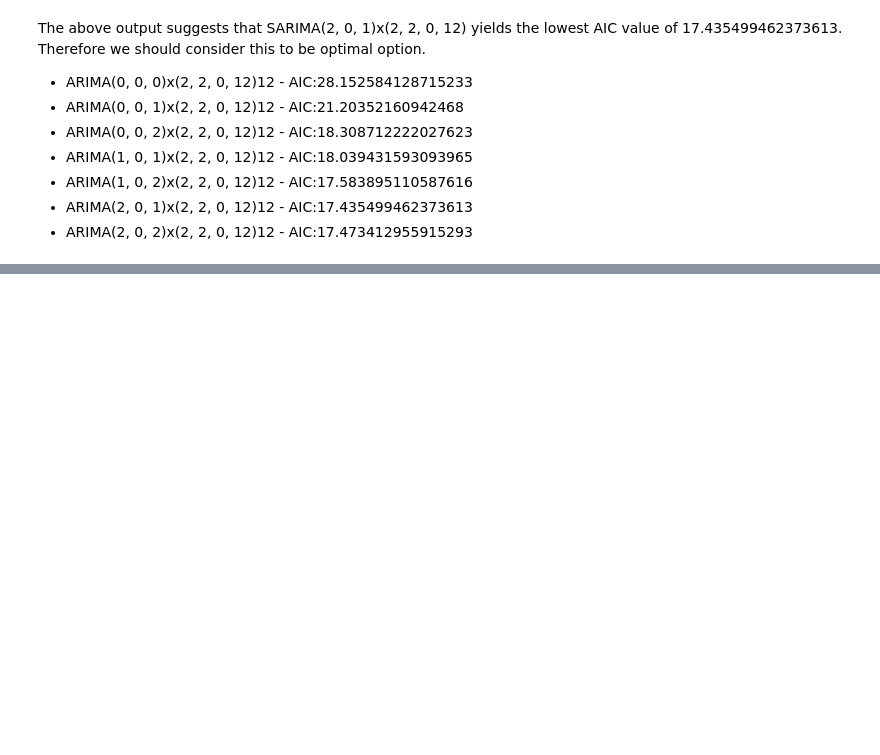
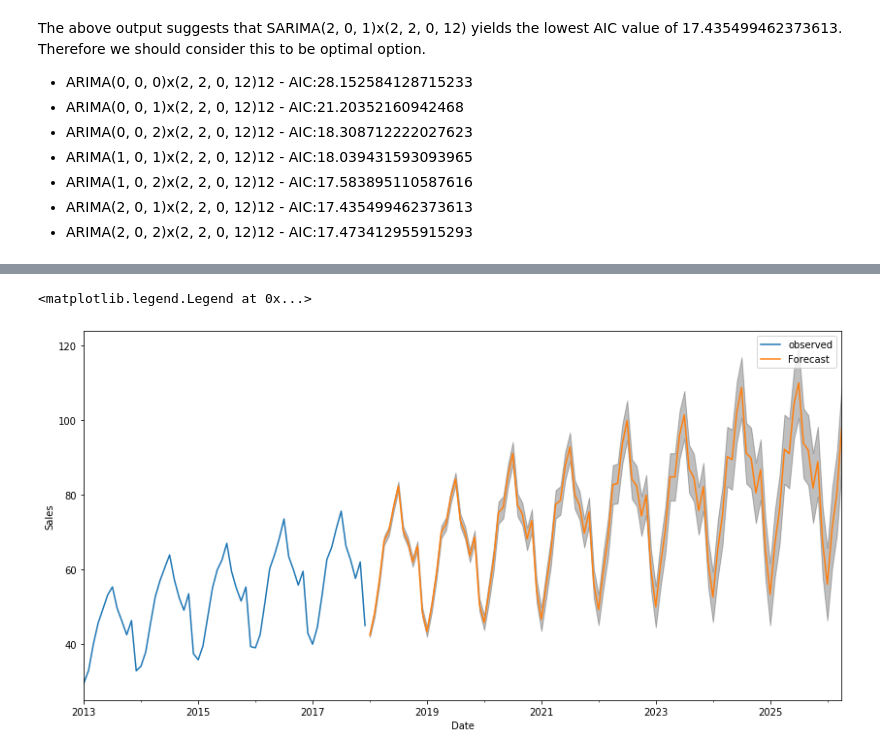
Before and after one commit to Hamza1122/Store-Item-Demand-Forecasting-Challenge, a Jupyter notebook: My_First_Time_Series_Comp_(Added_Prophet).ipynb, the cells around one changed output, grey strips where cells are left out. Drawn from its saved outputs; the diff is of its cells as text; code cells hidden in the pictures; blank space fills up the shorter version.

```diff
--- a/My_First_Time_Series_Comp_(Added_Prophet).ipynb
+++ b/My_First_Time_Series_Comp_(Added_Prophet).ipynb
@@ -647,13 +655,16 @@ print('The Mean Squared Error of our forecasts is {}'.format(round(mse, 2)))
 # %%
 pred_uc = results.get_forecast(steps=100)
 pred_ci = pred_uc.conf_int()
-ax = y.plot(label='observed', figsize=(14, 7))
+ax = sampling_variable.plot(label='observed', figsize=(14, 7))
 pred_uc.predicted_mean.plot(ax=ax, label='Forecast')
 ax.fill_between(pred_ci.index,
                 pred_ci.iloc[:, 0],
                 pred_ci.iloc[:, 1], color='k', alpha=.25)
 ax.set_xlabel('Date')
 ax.set_ylabel('Sales')
 plt.legend()
+# %% [output]
+<matplotlib.legend.Legend at 0x...>
+[figure, added]
 # %%
 subs.head()
```
Also changed, not shown: parts of 6 cells of this notebook.
